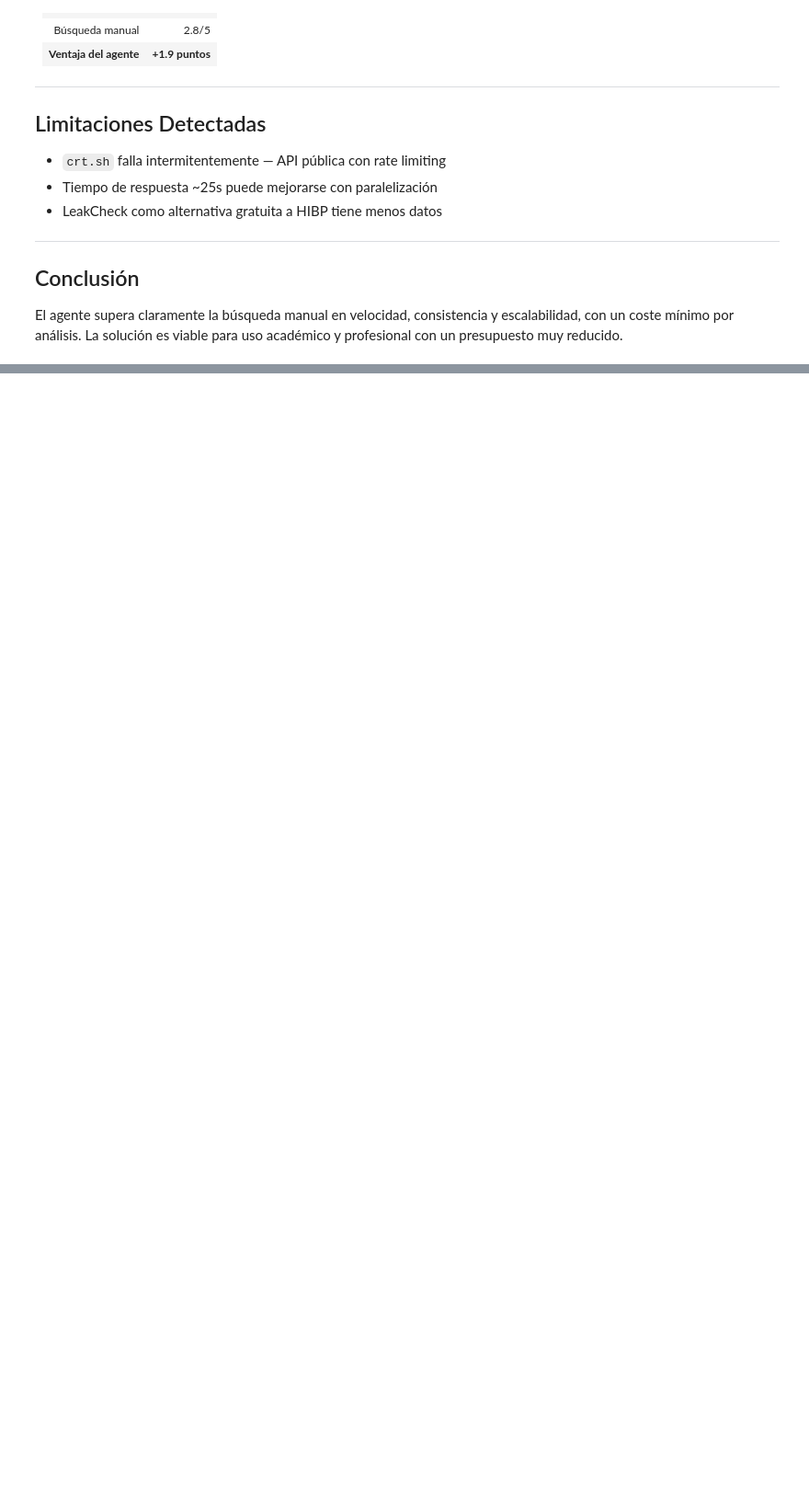
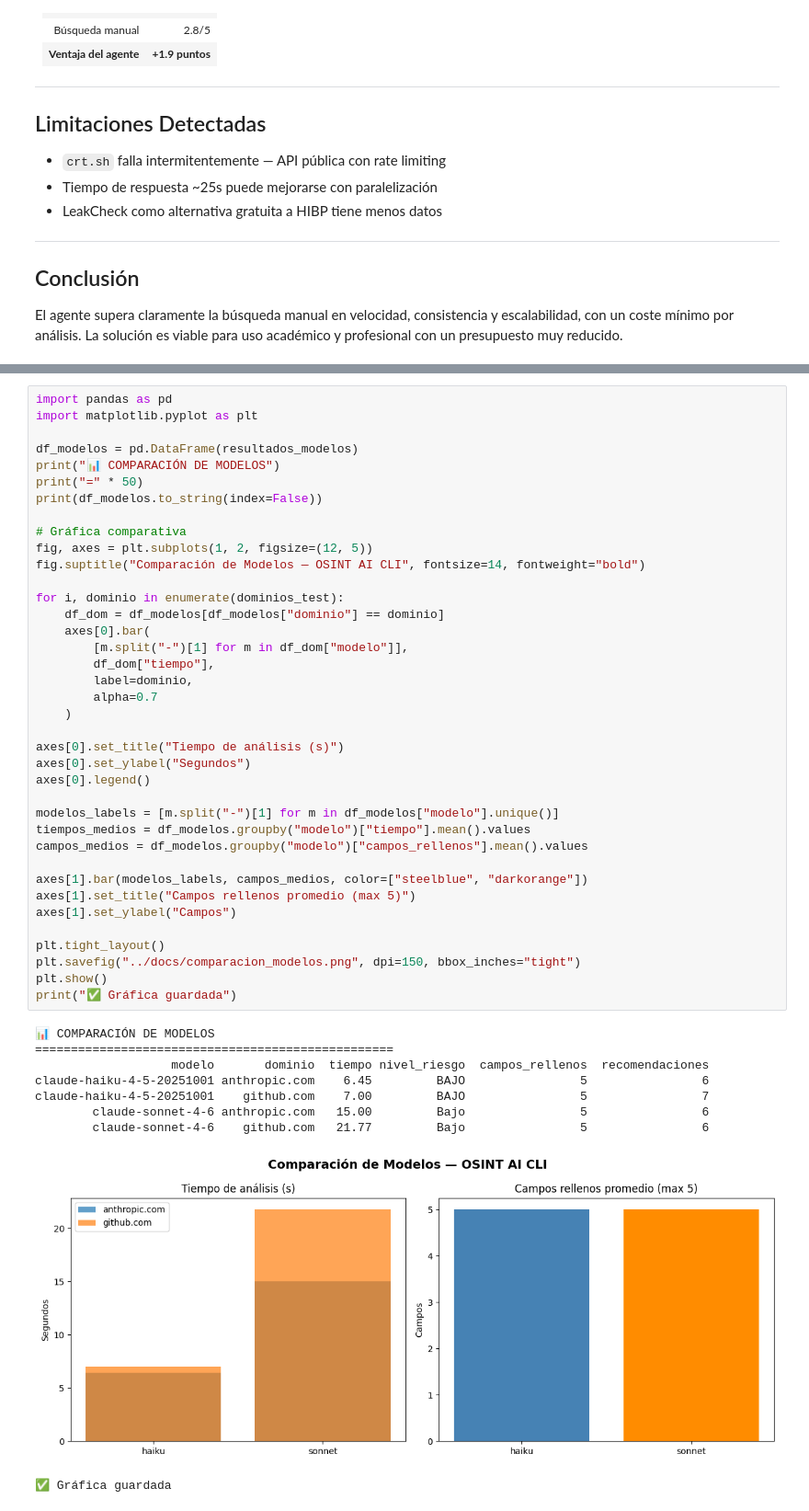
Before and after one commit to albamdls/osint-recon-agent, a Jupyter notebook: notebooks/evaluacion_baseline.ipynb, the cells around one changed output, grey strips where cells are left out. Shown at 92% size. Drawn from its saved outputs; the diff is of its cells as text; blank space fills up the shorter version.

Commit message:
feat: add model comparison evaluation in notebook

```diff
--- a/notebooks/evaluacion_baseline.ipynb
+++ b/notebooks/evaluacion_baseline.ipynb
@@ -309,0 +433,48 @@ para uso académico y profesional con un presupuesto muy reducido.
+# %%
+import pandas as pd
+import matplotlib.pyplot as plt
+
+df_modelos = pd.DataFrame(resultados_modelos)
+print("📊 COMPARACIÓN DE MODELOS")
+print("=" * 50)
+print(df_modelos.to_string(index=False))
+
+# Gráfica comparativa
+fig, axes = plt.subplots(1, 2, figsize=(12, 5))
+fig.suptitle("Comparación de Modelos — OSINT AI CLI", fontsize=14, fontweight="bold")
+
+for i, dominio in enumerate(dominios_test):
+    df_dom = df_modelos[df_modelos["dominio"] == dominio]
+    axes[0].bar(
+        [m.split("-")[1] for m in df_dom["modelo"]],
+        df_dom["tiempo"],
+        label=dominio,
+        alpha=0.7
+    )
+
+axes[0].set_title("Tiempo de análisis (s)")
+axes[0].set_ylabel("Segundos")
+axes[0].legend()
+
+modelos_labels = [m.split("-")[1] for m in df_modelos["modelo"].unique()]
+tiempos_medios = df_modelos.groupby("modelo")["tiempo"].mean().values
+campos_medios = df_modelos.groupby("modelo")["campos_rellenos"].mean().values
+
+axes[1].bar(modelos_labels, campos_medios, color=["steelblue", "darkorange"])
+axes[1].set_title("Campos rellenos promedio (max 5)")
+axes[1].set_ylabel("Campos")
+
+plt.tight_layout()
+plt.savefig("../docs/comparacion_modelos.png", dpi=150, bbox_inches="tight")
+plt.show()
+print("✅ Gráfica guardada")
+# %% [output]
+📊 COMPARACIÓN DE MODELOS
+==================================================
+                   modelo       dominio  tiempo nivel_riesgo  campos_rellenos  recomendaciones
+claude-haiku-4-5-20251001 anthropic.com    6.45         BAJO                5                6
+claude-haiku-4-5-20251001    github.com    7.00         BAJO                5                7
+        claude-sonnet-4-6 anthropic.com   15.00         Bajo                5                6
+        claude-sonnet-4-6    github.com   21.77         Bajo                5                6
+[figure, added]
+✅ Gráfica guardada
```
Also changed, not shown: parts of 7 cells of this notebook.
